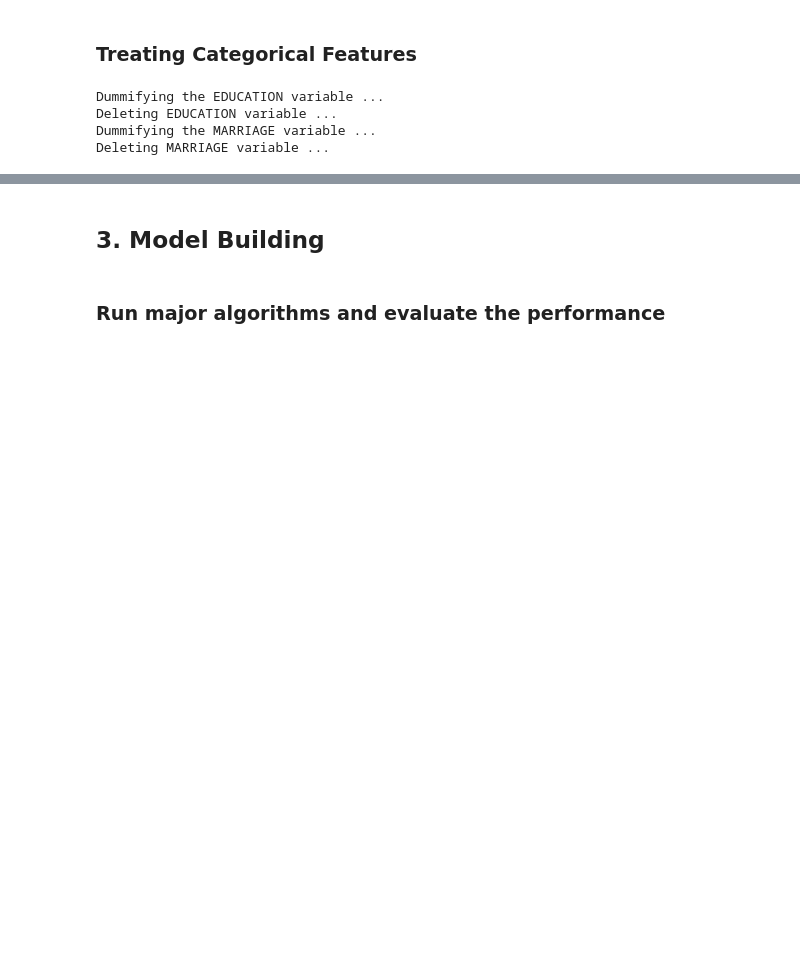
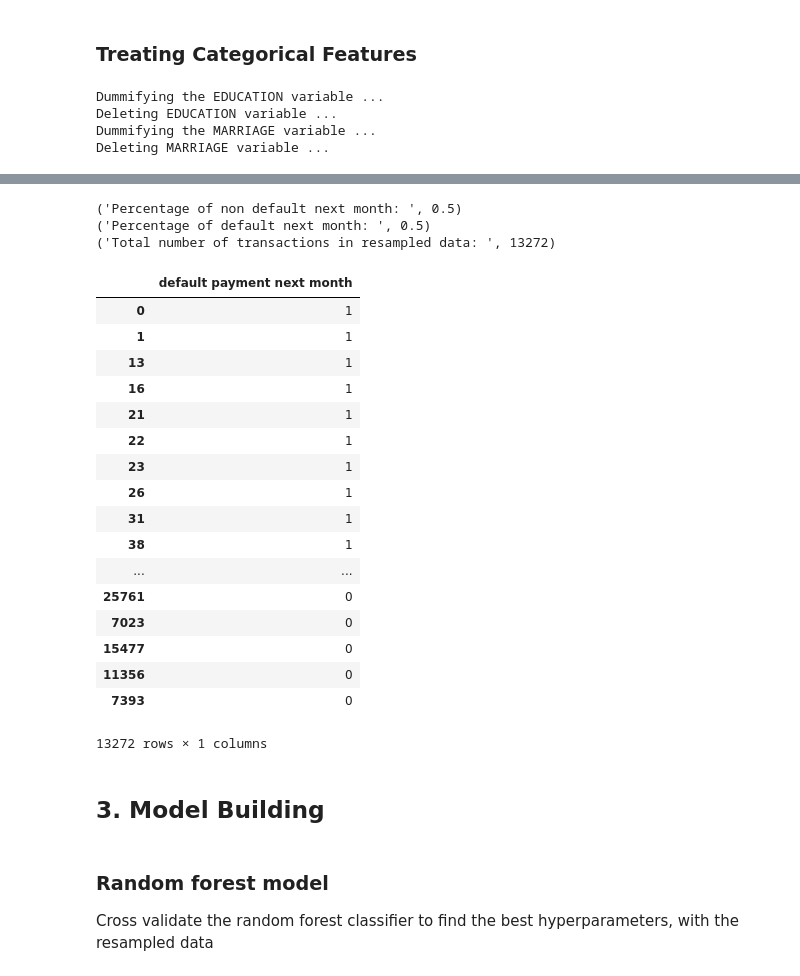
Before and after one commit to VicTangg/machine-learning, a Jupyter notebook: credit_card_default/Workbook.ipynb, the cells around one changed output, grey strips where cells are left out. Saved outputs shown, nothing was run; the diff lists cells and outputs as text; code cells hidden in the pictures; blank space fills up the shorter version.

```diff
--- a/credit_card_default/Workbook.ipynb
+++ b/credit_card_default/Workbook.ipynb
@@ -241,4 +247,60 @@ Deleting MARRIAGE variable ...
+# %%
+# Number of data points in the minority class
+number_records_default = len(data[data['default payment next month'] == 1])
+
+default_indices = np.array(data[data['default payment next month'] == 1].index)
+
+# Picking the indices of the normal classes
+normal_indices = data[data['default payment next month'] == 0].index
+
+# Out of the indices we picked, randomly select "x" number (number_records_fraud)
+random_normal_indices = np.random.choice(normal_indices, number_records_default, replace = False)
+random_normal_indices = np.array(random_normal_indices)
+
+# Appending the 2 indices
+under_sample_indices = np.concatenate([default_indices,random_normal_indices])
+
+# Under sample dataset
+under_sample_data = data.iloc[under_sample_indices,:]
+
+X_undersample = under_sample_data.ix[:, under_sample_data.columns != 'default payment next month']
+y_undersample = under_sample_data.loc[:, ['default payment next month']]
+# Showing ratio
+print("Percentage of non default next month: ",
+       len(under_sample_data[under_sample_data['default payment next month'] == 0])*1.0 /
+       len(under_sample_data))
+print("Percentage of default next month: ",
+       len(under_sample_data[under_sample_data['default payment next month'] == 1])*1.0 /
+       len(under_sample_data))
+print("Total number of transactions in resampled data: ",
+       len(under_sample_data))
+# %% [output]
+('Percentage of non default next month: ', 0.5)
+('Percentage of default next month: ', 0.5)
+('Total number of transactions in resampled data: ', 13272)
+# %%
+y_undersample
+# %% [output]
+|  | default payment next month |
+| 0 | 1 |
+| 1 | 1 |
+| 13 | 1 |
+| 16 | 1 |
+| 21 | 1 |
+| 22 | 1 |
+| 23 | 1 |
+| 26 | 1 |
+| 31 | 1 |
+| 38 | 1 |
+| ... | ... |
+| 25761 | 0 |
+| 7023 | 0 |
+| 15477 | 0 |
+| 11356 | 0 |
+| 7393 | 0 |
+13272 rows × 1 columns
 # %% [markdown]
 ## 3. Model Building
-# %% [markdown]
-### Run major algorithms and evaluate the performance
+# %% [markdown]
+### Random forest model
+Cross validate the random forest classifier to find the best hyperparameters, with the resampled data
```
Also changed, not shown: parts of 36 cells of this notebook, 15 other files.
